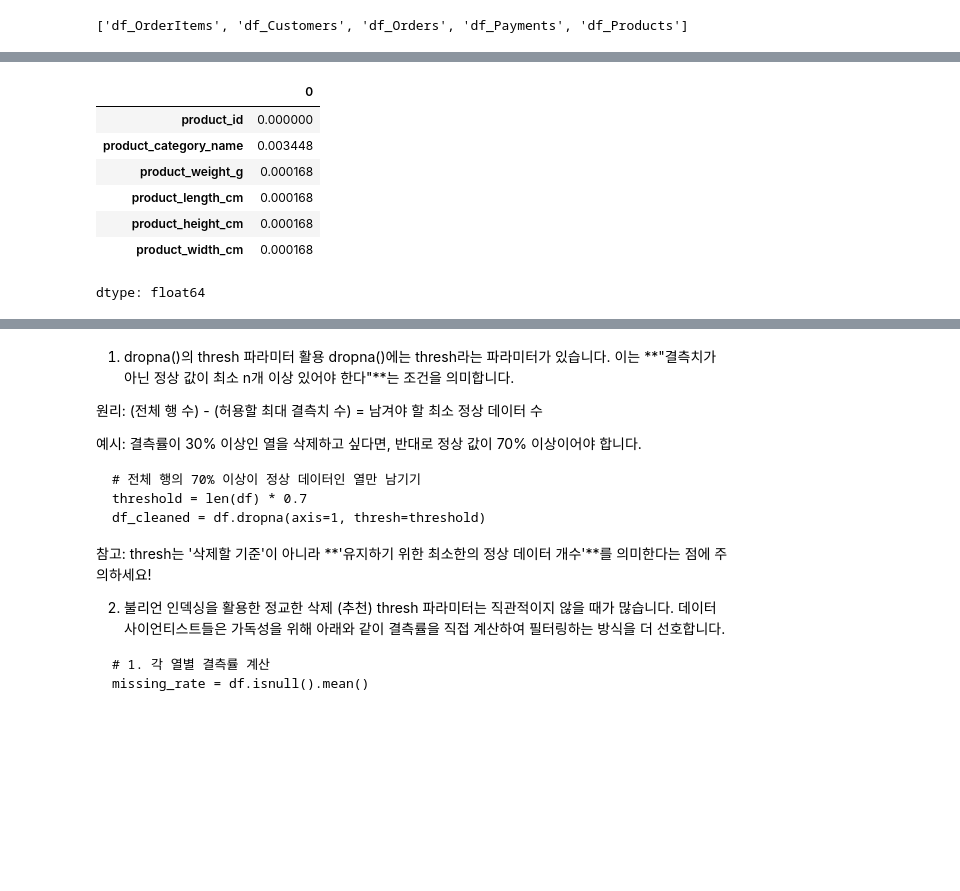
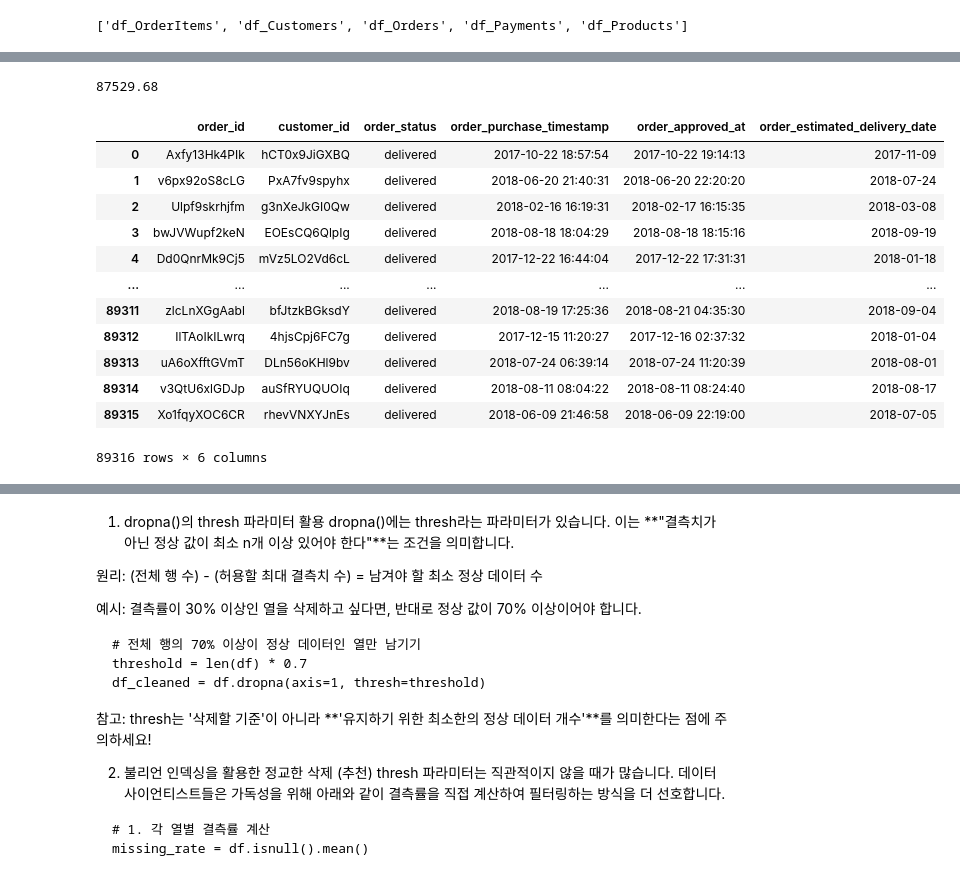
Before and after one commit to nasnah-hansan/Pandas, a Jupyter notebook: Pandas_practice_0.ipynb, the cells around one changed output, grey strips where cells are left out. Saved outputs shown, nothing was run; the diff lists cells and outputs as text; code cells hidden in the pictures; blank space fills up the shorter version.

```diff
--- a/Pandas_practice_0.ipynb
+++ b/Pandas_practice_0.ipynb
@@ -185,11 +90,20 @@ df_Orders.dropna(thresh=6) #data가 6개 이상
-# %%
-df_Products.isnull().mean()
-# %% [output]
-|  | 0 |
-| product_id | 0.000000 |
-| product_category_name | 0.003448 |
-| product_weight_g | 0.000168 |
-| product_length_cm | 0.000168 |
-| product_height_cm | 0.000168 |
-| product_width_cm | 0.000168 |
-dtype: float64
+# %%
+# df_Orders에 결측률이 2% 이상인 열을 삭제한다. (원래는 숫자가 높을수록 열을 제거한다)
+drop_rate = 0.02
+print((1-drop_rate)*len(df_Orders))
+df_Orders.dropna(axis=1, thresh=(1-drop_rate)*len(df_Orders))
+# %% [output]
+87529.68
+|  | order_id | customer_id | order_status | order_purchase_timestamp | order_approved_at | order_estimated_delivery_date |
+| 0 | Axfy13Hk4PIk | hCT0x9JiGXBQ | delivered | 2017-10-22 18:57:54 | 2017-10-22 19:14:13 | 2017-11-09 |
+| 1 | v6px92oS8cLG | PxA7fv9spyhx | delivered | 2018-06-20 21:40:31 | 2018-06-20 22:20:20 | 2018-07-24 |
+| 2 | Ulpf9skrhjfm | g3nXeJkGI0Qw | delivered | 2018-02-16 16:19:31 | 2018-02-17 16:15:35 | 2018-03-08 |
+| 3 | bwJVWupf2keN | EOEsCQ6QlpIg | delivered | 2018-08-18 18:04:29 | 2018-08-18 18:15:16 | 2018-09-19 |
+| 4 | Dd0QnrMk9Cj5 | mVz5LO2Vd6cL | delivered | 2017-12-22 16:44:04 | 2017-12-22 17:31:31 | 2018-01-18 |
+| ... | ... | ... | ... | ... | ... | ... |
+| 89311 | zlcLnXGgAabl | bfJtzkBGksdY | delivered | 2018-08-19 17:25:36 | 2018-08-21 04:35:30 | 2018-09-04 |
+| 89312 | IlTAoIkILwrq | 4hjsCpj6FC7g | delivered | 2017-12-15 11:20:27 | 2017-12-16 02:37:32 | 2018-01-04 |
+| 89313 | uA6oXfftGVmT | DLn56oKHl9bv | delivered | 2018-07-24 06:39:14 | 2018-07-24 11:20:39 | 2018-08-01 |
+| 89314 | v3QtU6xlGDJp | auSfRYUQUOIq | delivered | 2018-08-11 08:04:22 | 2018-08-11 08:24:40 | 2018-08-17 |
+| 89315 | Xo1fqyXOC6CR | rhevVNXYJnEs | delivered | 2018-06-09 21:46:58 | 2018-06-09 22:19:00 | 2018-07-05 |
+89316 rows × 6 columns
```
Also changed, not shown: parts of 16 cells of this notebook.
